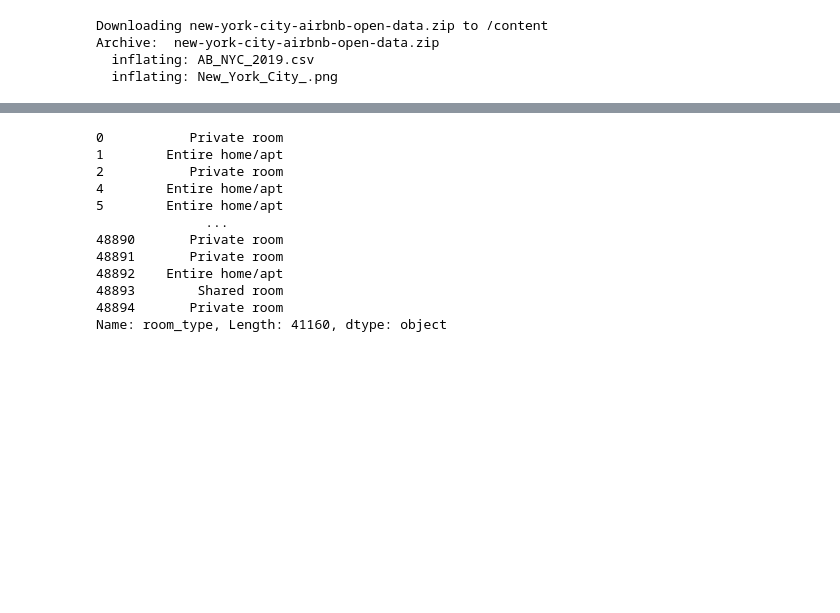
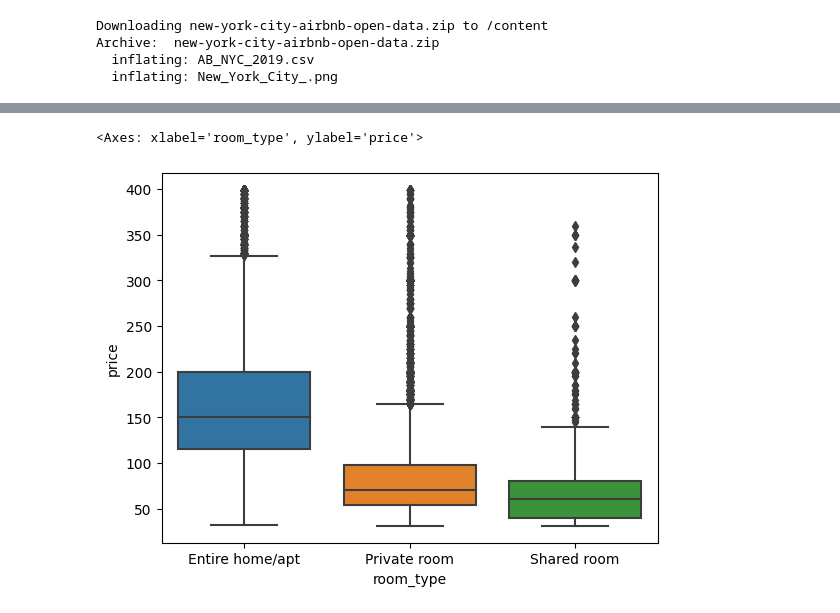
Before and after one commit to chacha86/pythonai, a Jupyter notebook: 선형회귀_숙박료_예측2.ipynb, the cells around one changed output, grey strips where cells are left out. Saved outputs shown, nothing was run; the diff lists cells and outputs as text; code cells hidden in the pictures; blank space fills up the shorter version.

```diff
--- a/선형회귀_숙박료_예측2.ipynb
+++ b/선형회귀_숙박료_예측2.ipynb
@@ -137,16 +211,0 @@ sns.boxplot(data=df6, x='neighbourhood_group', y='price', order=df6.groupby('nei
-# %%
-## room_type과 숙박료가 상관관계가 있는지 판단해주세요.
-df6['room_type']
-# %% [output]
-0           Private room
-1        Entire home/apt
-2           Private room
-4        Entire home/apt
-5        Entire home/apt
-              ...
-48890       Private room
-48891       Private room
-48892    Entire home/apt
-48893        Shared room
-48894       Private room
-Name: room_type, Length: 41160, dtype: object
@@ -179,0 +212,8 @@ df
+# %%
+## room_type과 숙박료가 상관관계가 있는지 판단해주세요.
+## room_type과 숙박료와 약간의 상관관계가 있다고 보여짐.
+df6['room_type'].value_counts()
+sns.boxplot(data=df6, x='room_type', y='price', order=df6.groupby('room_type')['price'].median().sort_values(ascending=False).index)
+# %% [output]
+<Axes: xlabel='room_type', ylabel='price'>
+[figure, added]
```
Also changed, not shown: parts of 14 cells of this notebook.
